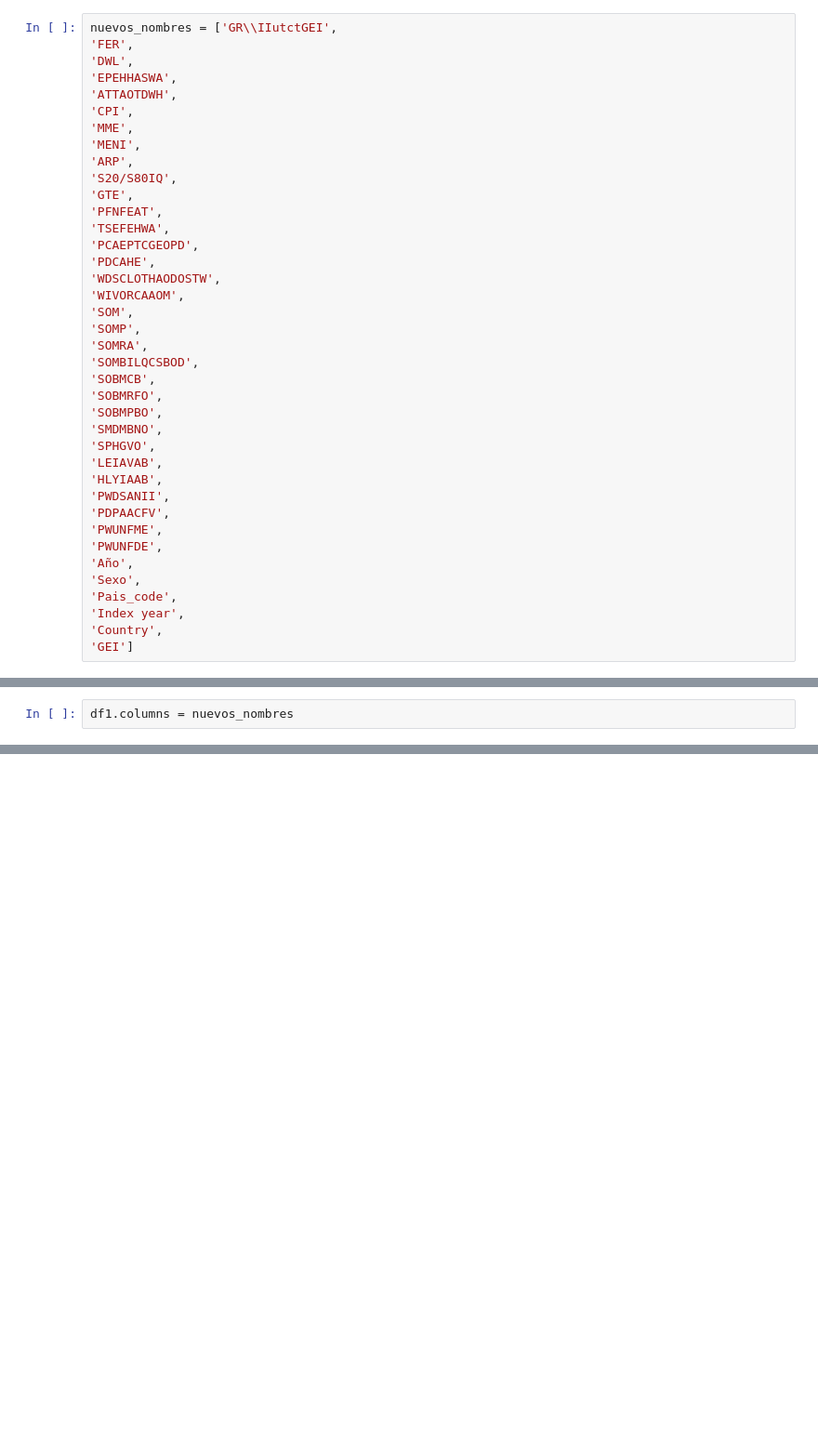
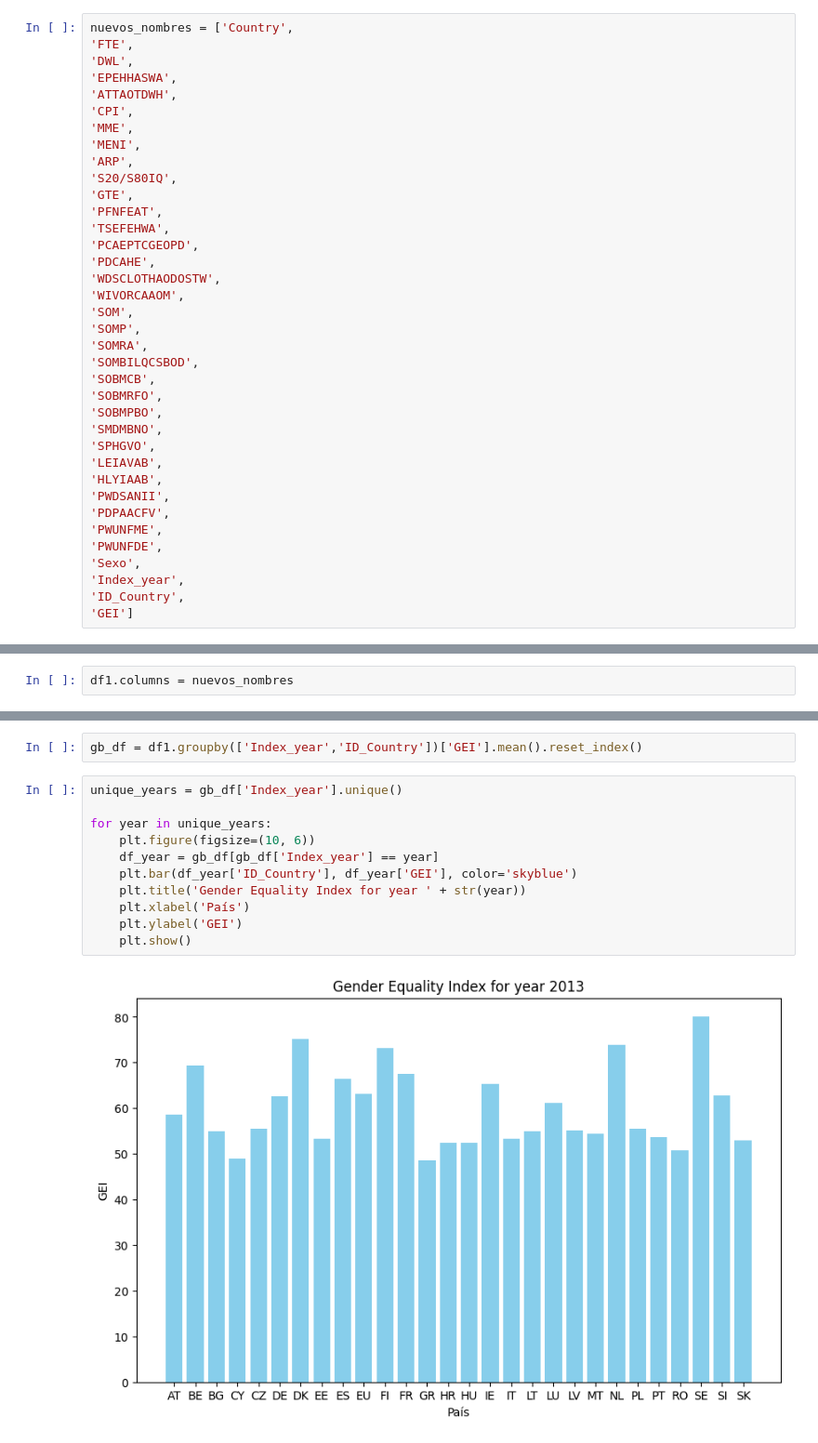
Before and after one commit to dreveram/capstone2030, a Jupyter notebook: agenda_30.ipynb, the cells around one changed output, grey strips where cells are left out. Shown at 93% size. Saved outputs shown, nothing was run; the diff lists cells and outputs as text; blank space fills up the shorter version.

```diff
--- a/agenda_30.ipynb
+++ b/agenda_30.ipynb
@@ -185,8 +119,8 @@ list_columns = ['Geographic region\\Individual indicators used to compute the Ge
 # %%
 #Acortamos los nombres de las variables para que sea más fácil trabajar con ellas.
 # %%
-nuevos_nombres = ['GR\\IIutctGEI',
-'FER',
+nuevos_nombres = ['Country',
+'FTE',
 'DWL',
 'EPEHHASWA',
 'ATTAOTDWH',
@@ -217,9 +151,7 @@ nuevos_nombres = ['GR\\IIutctGEI',
 'PDPAACFV',
 'PWUNFME',
 'PWUNFDE',
-'Año',
 'Sexo',
-'Pais_code',
-'Index year',
-'Country',
+'Index_year',
+'ID_Country',
 'GEI']
@@ -387,0 +209,15 @@ plt.show()
+# %%
+gb_df = df1.groupby(['Index_year','ID_Country'])['GEI'].mean().reset_index()
+# %%
+unique_years = gb_df['Index_year'].unique()
+
+for year in unique_years:
+    plt.figure(figsize=(10, 6))
+    df_year = gb_df[gb_df['Index_year'] == year]
+    plt.bar(df_year['ID_Country'], df_year['GEI'], color='skyblue')
+    plt.title('Gender Equality Index for year ' + str(year))
+    plt.xlabel('País')
+    plt.ylabel('GEI')
+    plt.show()
+# %% [output]
+[figure, added]
```
Also changed, not shown: parts of 59 cells of this notebook, 2 other files.
